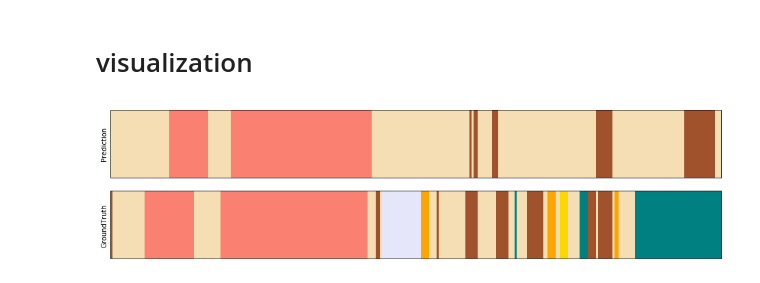
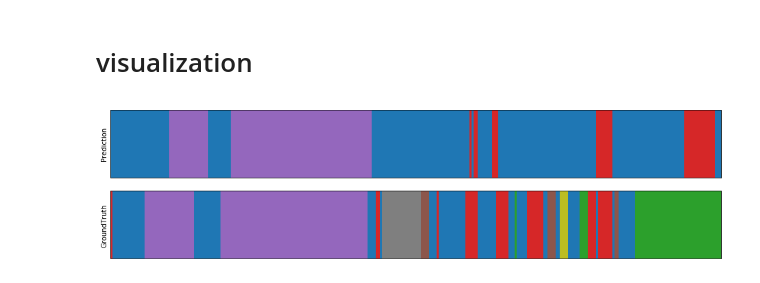
Before and after one commit to thtang/DLCV2018SPRING, a Jupyter notebook: hw5/train/Seq2Seq_classification.ipynb, the cells around one changed output. Saved outputs shown, nothing was run; the diff lists cells and outputs as text; code cells hidden in the pictures.

Commit message:
update plot

```diff
--- a/hw5/train/Seq2Seq_classification.ipynb
+++ b/hw5/train/Seq2Seq_classification.ipynb
@@ -246,36 +233,37 @@ test = valid_output[video_num][544:844]
 answer = valid_cut_labels[video_num][544:844]
 plt.figure(figsize=(16,4))
 ax = plt.subplot(211)
-color_index = np.array([ 38,  2,  9,  6,  8, 10, 12, 14, 16, 18, 20, 22])
-colors = ["wheat", "turqoise", "teal", "sienna", "salmon", "orange",
-          "lightblue", "lavender", "gold", "darkblue", "azure"]
-# colors = np.array(list((matplotlib.colors.CSS4_COLORS.keys())))[color_index]
+
+# colors = ["wheat", "turqoise", "teal", "sienna", "salmon", "orange",
+#           "lightblue", "lavender", "gold", "darkblue", "azure"]
+colors = plt.cm.get_cmap('tab20',11).colors
 cmap = matplotlib.colors.ListedColormap([colors[idx] for idx in test])
+# cmap = plt.cm.get_cmap("tab20", 11)
 bounds = [i for i in range(len(test))]
 norm = matplotlib.colors.BoundaryNorm(bounds, cmap.N)
 cb1 = matplotlib.colorbar.ColorbarBase(ax, cmap=cmap,
                                        norm=norm,
                                        boundaries=bounds,
                                        spacing='proportional',
                                        orientation='horizontal',
                                        ticks= range(544,844))
 ax.set_ylabel('Prediction')
 
 ax2 = plt.subplot(212)
 cmap = matplotlib.colors.ListedColormap([colors[idx] for idx in answer])
 bounds = [i for i in range(len(test))]
 norm = matplotlib.colors.BoundaryNorm(bounds, cmap.N)
 cb2 = matplotlib.colorbar.ColorbarBase(ax2, cmap=cmap,
                                        norm=norm,
                                        boundaries=bounds,
                                        spacing='proportional',
                                        orientation='horizontal',
                                        ticks= list(range(544,844)))
 
 
 ax2.set_ylabel('GroundTruth')
 
 plt.savefig("temporal_action_segmentation.png")
 plt.show()
 # %% [output]
-[figure, old version]
+[figure, new version]
```
Also changed, not shown: parts of 2 cells of this notebook, 1 other file.
